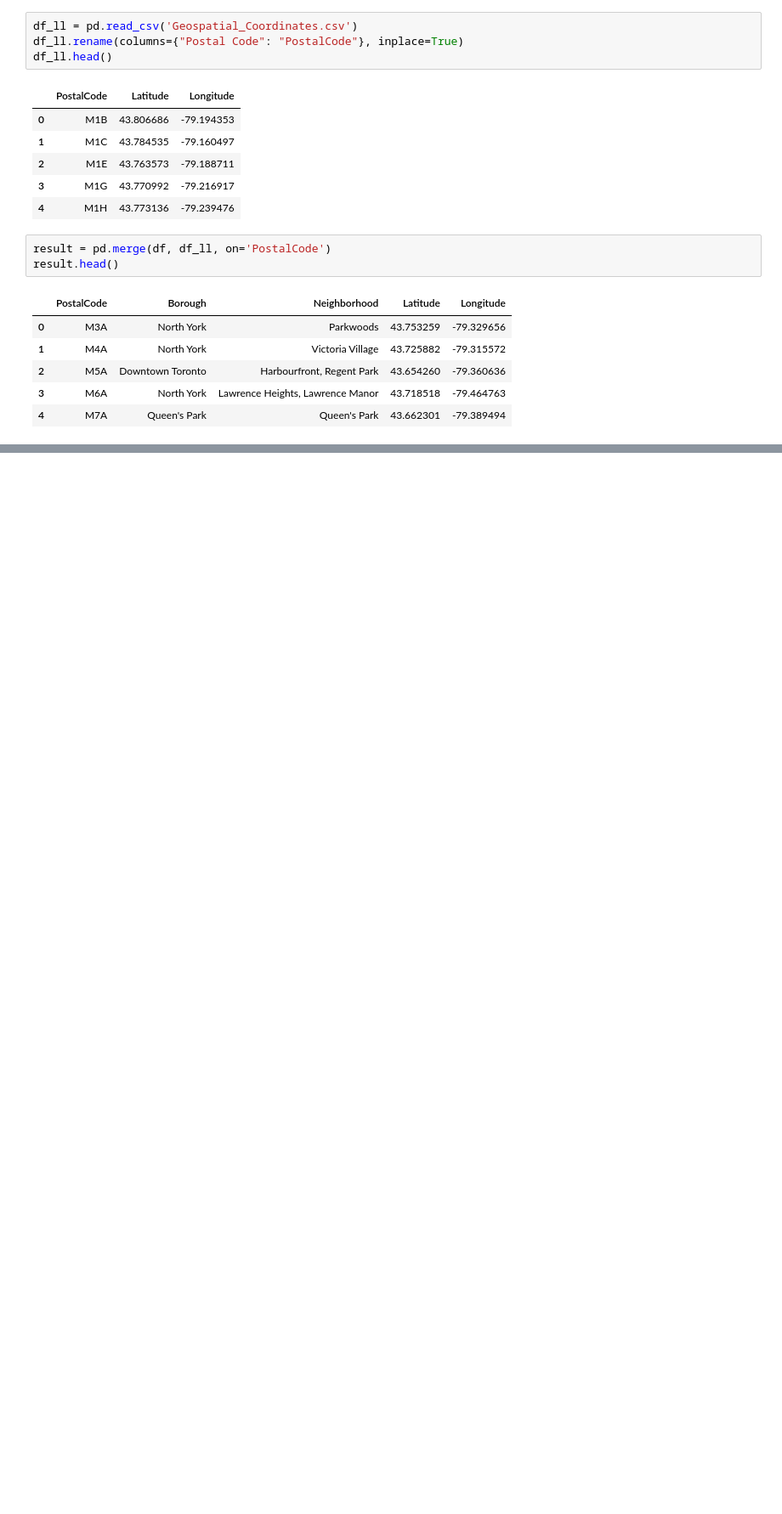
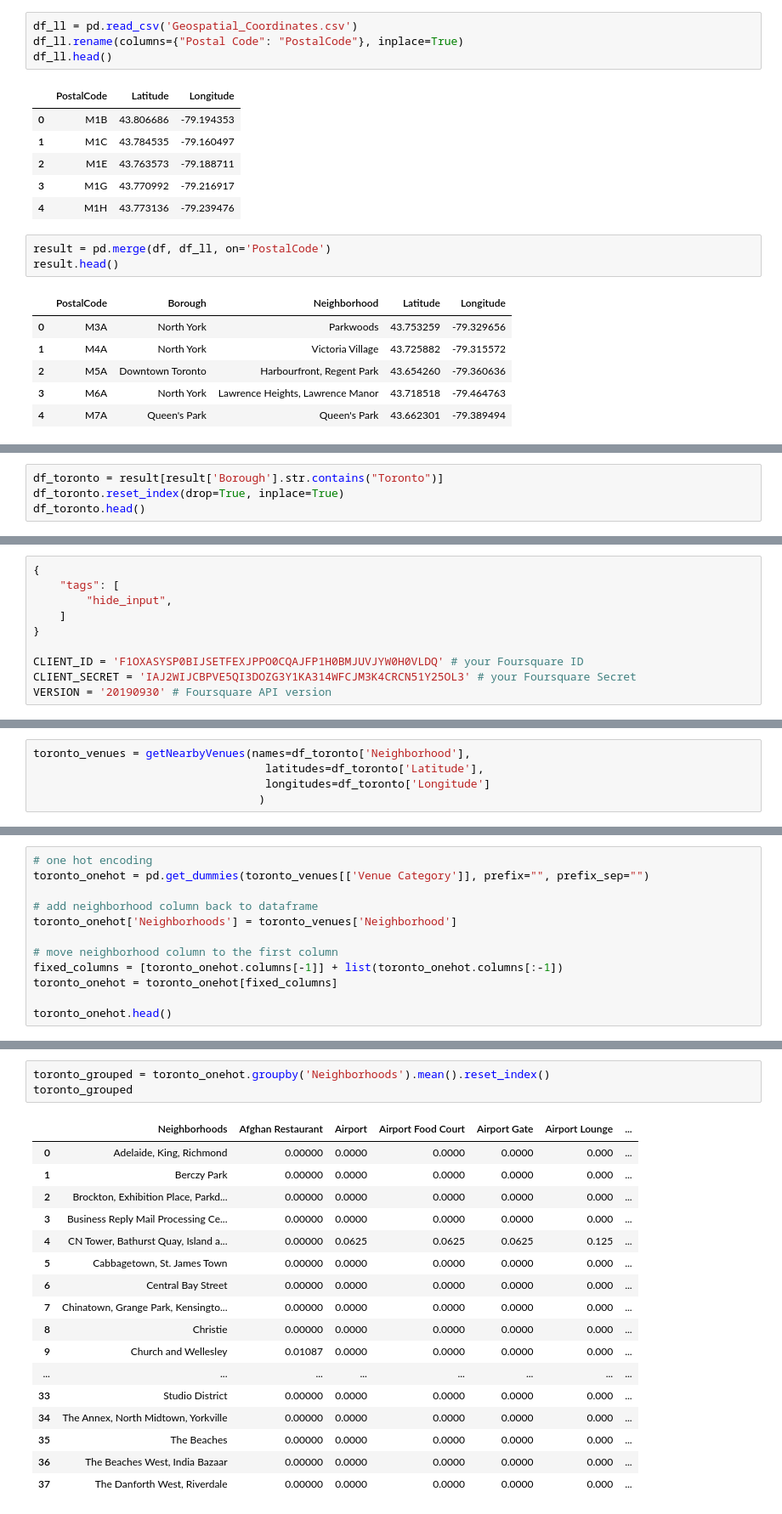
Before and after one commit to jvvallee/Coursera_Capstone, a Jupyter notebook: Neighborhoods in Toronto.ipynb, the cells around one changed output, grey strips where cells are left out. Shown: that part at 85% size. Drawn from its saved outputs; the diff is of its cells as text; blank space fills up the shorter version.

```diff
--- a/Neighborhoods in Toronto.ipynb
+++ b/Neighborhoods in Toronto.ipynb
@@ -92,0 +101,4 @@ result.head()
+# %%
+df_toronto = result[result['Borough'].str.contains("Toronto")]
+df_toronto.reset_index(drop=True, inplace=True)
+df_toronto.head()
@@ -92,0 +116,10 @@ result.head()
+# %%
+{
+    "tags": [
+        "hide_input",
+    ]
+}
+
+CLIENT_ID = 'F1OXASYSP0BIJSETFEXJPPO0CQAJFP1H0BMJUVJYW0H0VLDQ' # your Foursquare ID
+CLIENT_SECRET = 'IAJ2WIJCBPVE5QI3DOZG3Y1KA314WFCJM3K4CRCN51Y25OL3' # your Foursquare Secret
+VERSION = '20190930' # Foursquare API version
@@ -92,0 +169,5 @@ result.head()
+# %%
+toronto_venues = getNearbyVenues(names=df_toronto['Neighborhood'],
+                                   latitudes=df_toronto['Latitude'],
+                                   longitudes=df_toronto['Longitude']
+                                  )
@@ -92,0 +223,12 @@ result.head()
+# %%
+# one hot encoding
+toronto_onehot = pd.get_dummies(toronto_venues[['Venue Category']], prefix="", prefix_sep="")
+
+# add neighborhood column back to dataframe
+toronto_onehot['Neighborhoods'] = toronto_venues['Neighborhood']
+
+# move neighborhood column to the first column
+fixed_columns = [toronto_onehot.columns[-1]] + list(toronto_onehot.columns[:-1])
+toronto_onehot = toronto_onehot[fixed_columns]
+
+toronto_onehot.head()
@@ -92,0 +243,21 @@ result.head()
+# %%
+toronto_grouped = toronto_onehot.groupby('Neighborhoods').mean().reset_index()
+toronto_grouped
+# %% [output]
+|  | Neighborhoods | Afghan Restaurant | Airport | Airport Food Court | Airport Gate | Airport Lounge | ... |
+| 0 | Adelaide, King, Richmond | 0.00000 | 0.0000 | 0.0000 | 0.0000 | 0.000 | ... |
+| 1 | Berczy Park | 0.00000 | 0.0000 | 0.0000 | 0.0000 | 0.000 | ... |
+| 2 | Brockton, Exhibition Place, Parkd... | 0.00000 | 0.0000 | 0.0000 | 0.0000 | 0.000 | ... |
+| 3 | Business Reply Mail Processing Ce... | 0.00000 | 0.0000 | 0.0000 | 0.0000 | 0.000 | ... |
+| 4 | CN Tower, Bathurst Quay, Island a... | 0.00000 | 0.0625 | 0.0625 | 0.0625 | 0.125 | ... |
+| 5 | Cabbagetown, St. James Town | 0.00000 | 0.0000 | 0.0000 | 0.0000 | 0.000 | ... |
+| 6 | Central Bay Street | 0.00000 | 0.0000 | 0.0000 | 0.0000 | 0.000 | ... |
+| 7 | Chinatown, Grange Park, Kensingto... | 0.00000 | 0.0000 | 0.0000 | 0.0000 | 0.000 | ... |
+| 8 | Christie | 0.00000 | 0.0000 | 0.0000 | 0.0000 | 0.000 | ... |
+| 9 | Church and Wellesley | 0.01087 | 0.0000 | 0.0000 | 0.0000 | 0.000 | ... |
+| ... | ... | ... | ... | ... | ... | ... | ... |
+| 33 | Studio District | 0.00000 | 0.0000 | 0.0000 | 0.0000 | 0.000 | ... |
+| 34 | The Annex, North Midtown, Yorkville | 0.00000 | 0.0000 | 0.0000 | 0.0000 | 0.000 | ... |
+| 35 | The Beaches | 0.00000 | 0.0000 | 0.0000 | 0.0000 | 0.000 | ... |
+| 36 | The Beaches West, India Bazaar | 0.00000 | 0.0000 | 0.0000 | 0.0000 | 0.000 | ... |
+| 37 | The Danforth West, Riverdale | 0.00000 | 0.0000 | 0.0000 | 0.0000 | 0.000 | ... |
```
Also changed, not shown: parts of 38 cells of this notebook.
